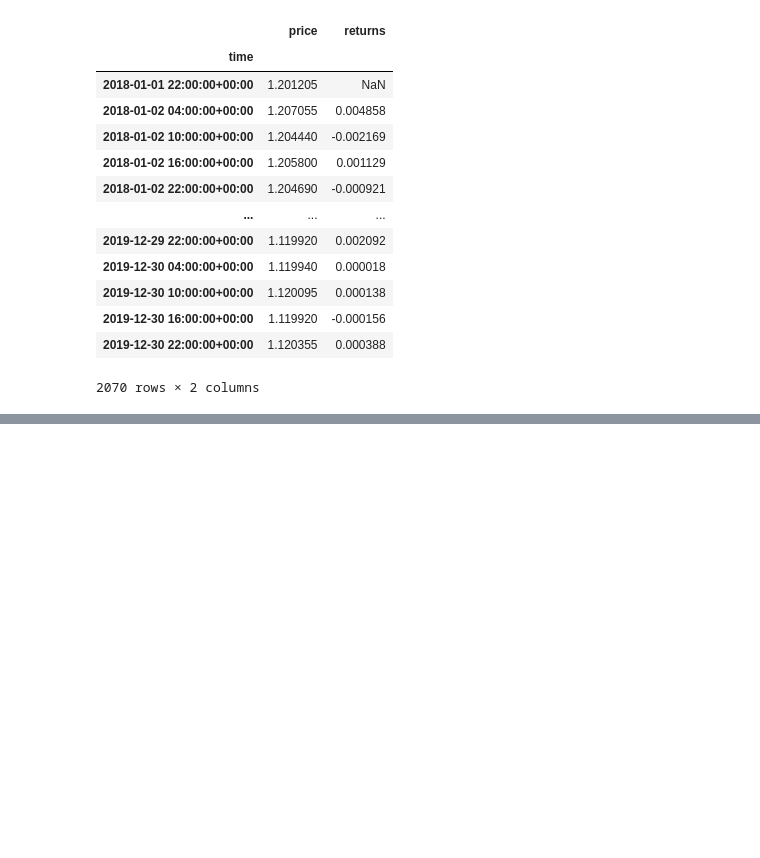
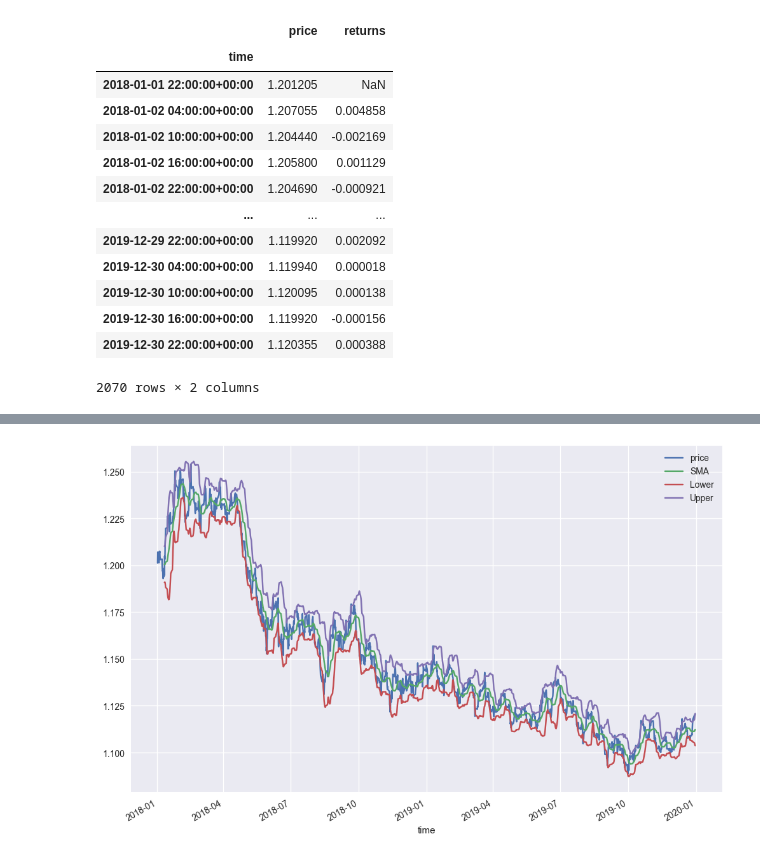
Before and after one commit to AvirukthGT/AlgoTrading, a Jupyter notebook: BollingerBands/BollingerBands.ipynb, the cells around one changed output, grey strips where cells are left out. Saved outputs shown, nothing was run; the diff lists cells and outputs as text; code cells hidden in the pictures; blank space fills up the shorter version.

```diff
--- a/BollingerBands/BollingerBands.ipynb
+++ b/BollingerBands/BollingerBands.ipynb
@@ -51,0 +94,9 @@ data
+# %%
+data["Lower"] = data["SMA"] - data["price"].rolling(SMA).std() * dev # Lower Band -2 Std Dev
+# %%
+data["Upper"] = data["SMA"] + data["price"].rolling(SMA).std() * dev # Upper Band -2 Std Dev
+# %%
+data.drop(columns = "returns").plot(figsize = (12, 8))
+plt.show()
+# %% [output]
+[figure, added]
```
Also changed, not shown: parts of 10 cells of this notebook.
